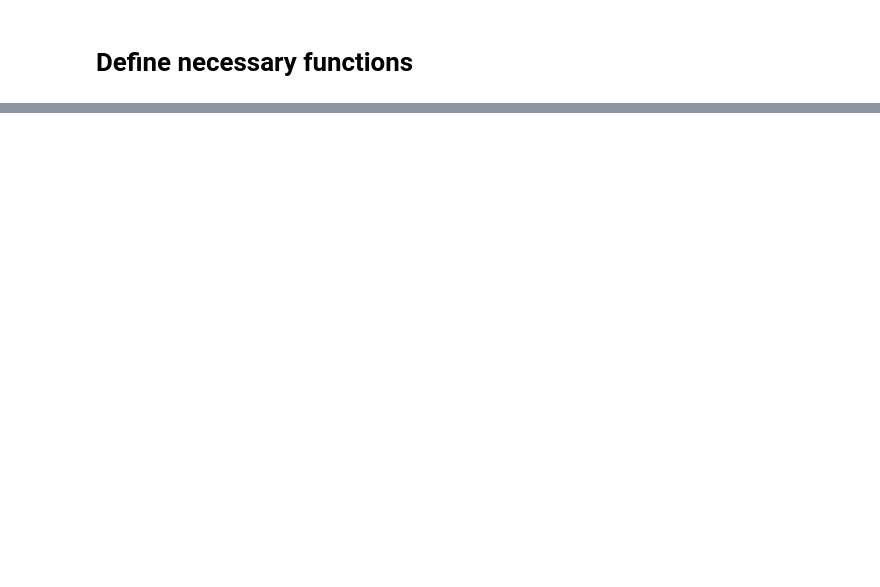
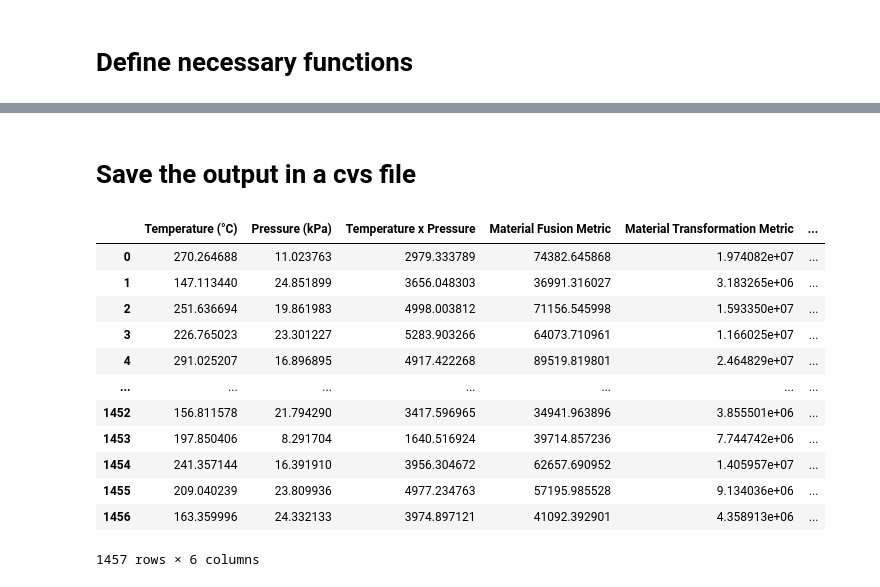
Before and after one commit to chiragraokv/linear_regression_polyfun, a Jupyter notebook: linear reg/BonusTask.ipynb, the cells around one changed output, grey strips where cells are left out. Cells and saved outputs as stored; diff of their text form; code cells hidden in the pictures; blank space fills up the shorter version.

```diff
--- a/linear reg/BonusTask.ipynb
+++ b/linear reg/BonusTask.ipynb
@@ -361,0 +419,3 @@ R square value for Train data  0.14202524747573553
+# %%
+juniors_features_normalized = juniors_features.apply(lambda x: (x - x.mean()) / x.std(), axis=0)
+print(juniors_features_normalized)
@@ -361,0 +442,5 @@ R square value for Train data  0.14202524747573553
+# %%
+print(f"The finialised values of\nWeight = {w}\n\nBias = {b}\n\n")
+print(juniors_features_normalized.columns)
+y_predict = function(w,b,juniors_features_normalized)
+print(y_predict)
@@ -361,0 +469,2 @@ R square value for Train data  0.14202524747573553
+# %%
+y_predict = y_predict * np.std(y_train) / np.mean(y_train)
@@ -361,0 +473,3 @@ R square value for Train data  0.14202524747573553
+# %%
+predict_dataframe['Quality Rating'] = y_predict
+print(f"Data frame with predicted Quality Rating - \n\n{predict_dataframe}")
@@ -361,0 +494,20 @@ R square value for Train data  0.14202524747573553
+# %% [markdown]
+# Save the output in a cvs file
+# %%
+predict_dataframe.to_csv("C:\\CSE\\Chirag-Rao-KV\\Task 2.2\\output.csv",index=False)
+output_file = pd.read_csv("C:\\CSE\\Chirag-Rao-KV\\Task 2.2\\output.csv")
+output_file
+# %% [output]
+|  | Temperature (°C) | Pressure (kPa) | Temperature x Pressure | Material Fusion Metric | Material Transformation Metric | ... |
+| 0 | 270.264688 | 11.023763 | 2979.333789 | 74382.645868 | 1.974082e+07 | ... |
+| 1 | 147.113440 | 24.851899 | 3656.048303 | 36991.316027 | 3.183265e+06 | ... |
+| 2 | 251.636694 | 19.861983 | 4998.003812 | 71156.545998 | 1.593350e+07 | ... |
+| 3 | 226.765023 | 23.301227 | 5283.903266 | 64073.710961 | 1.166025e+07 | ... |
+| 4 | 291.025207 | 16.896895 | 4917.422268 | 89519.819801 | 2.464829e+07 | ... |
+| ... | ... | ... | ... | ... | ... | ... |
+| 1452 | 156.811578 | 21.794290 | 3417.596965 | 34941.963896 | 3.855501e+06 | ... |
+| 1453 | 197.850406 | 8.291704 | 1640.516924 | 39714.857236 | 7.744742e+06 | ... |
+| 1454 | 241.357144 | 16.391910 | 3956.304672 | 62657.690952 | 1.405957e+07 | ... |
+| 1455 | 209.040239 | 23.809936 | 4977.234763 | 57195.985528 | 9.134036e+06 | ... |
+| 1456 | 163.359996 | 24.332133 | 3974.897121 | 41092.392901 | 4.358913e+06 | ... |
+1457 rows × 6 columns
```
Also changed, not shown: parts of 40 cells of this notebook.
